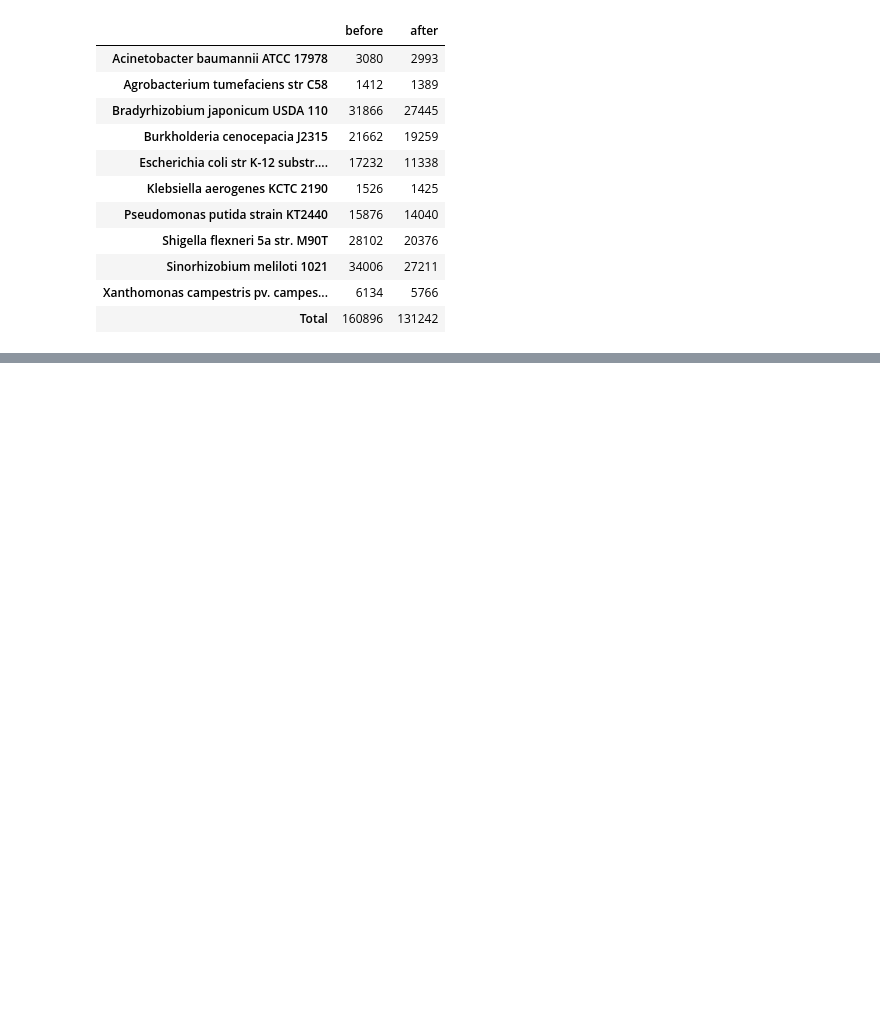
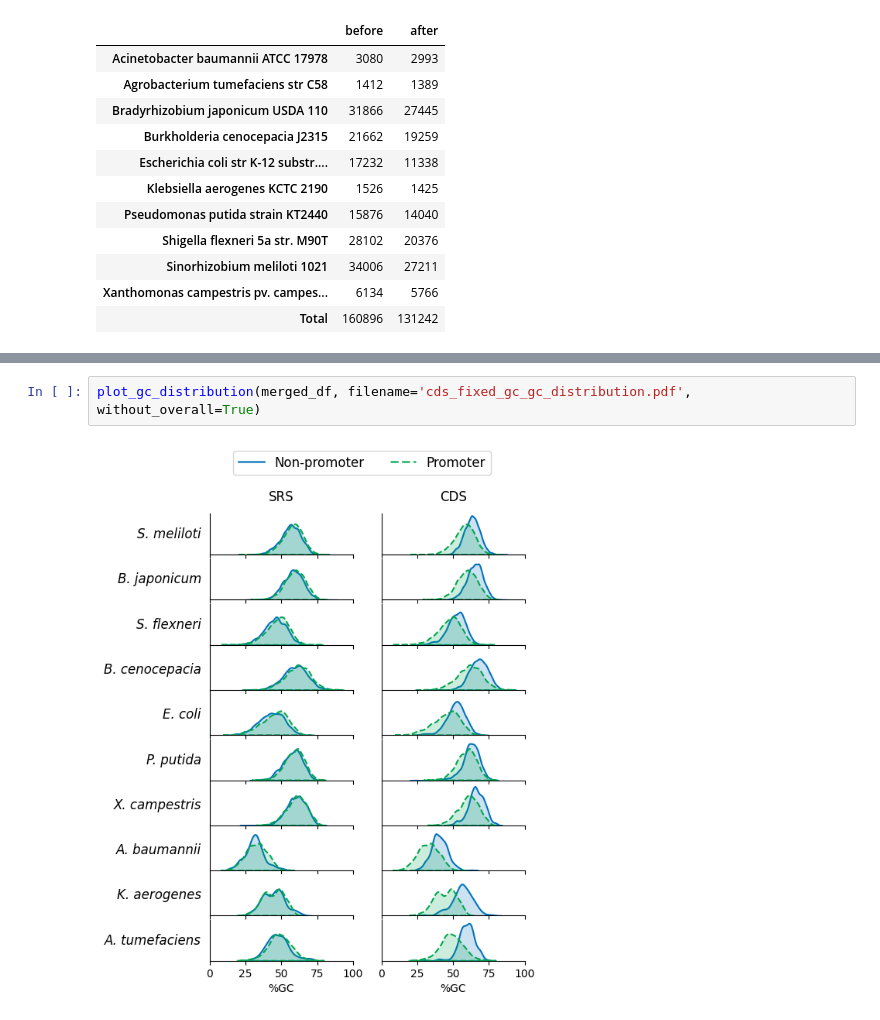
Before and after one commit to maigonzalezh/MultispeciesPromoterClassifier, a Jupyter notebook: notebooks/data.ipynb, the cells around one changed output, grey strips where cells are left out. Cells and saved outputs as stored; diff of their text form; blank space fills up the shorter version.

```diff
--- a/notebooks/data.ipynb
+++ b/notebooks/data.ipynb
@@ -321,0 +441,4 @@ get_before_after_filtering_count(cds_sample_df, cds_filtered_df)
+# %%
+plot_gc_distribution(merged_df, filename='cds_fixed_gc_gc_distribution.pdf', without_overall=True)
+# %% [output]
+[figure, added]
```
Also changed, not shown: parts of 23 cells of this notebook, 18 other files.
